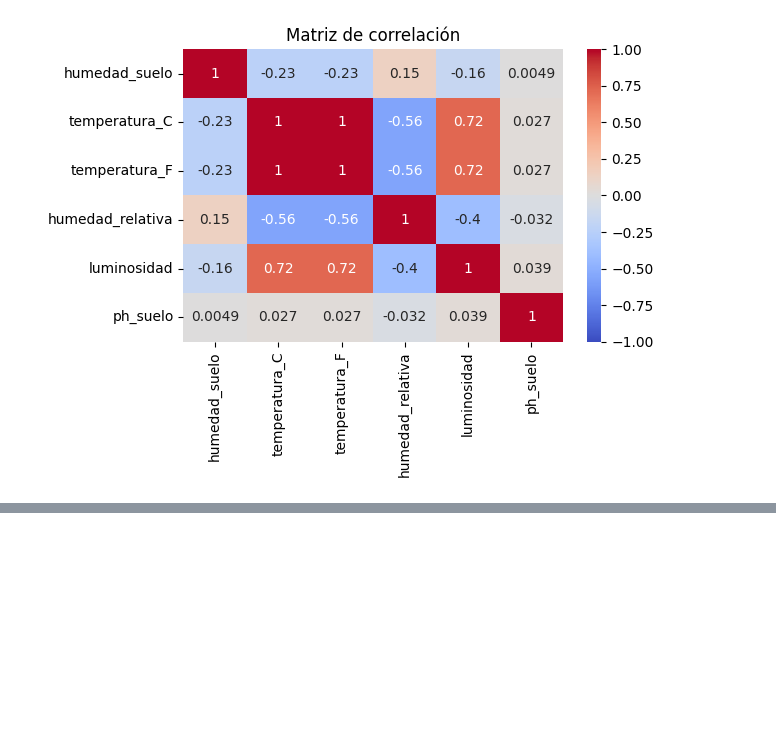
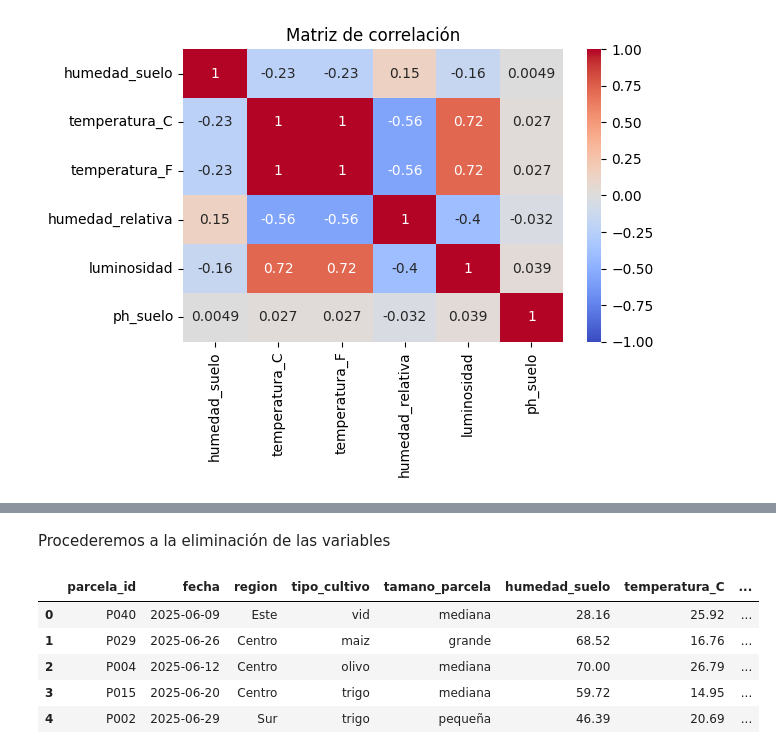
Before and after one commit to MarioGuti24/Proyecto1_Percepcion_Computacional, a Jupyter notebook: Practica Grupal/P1_HugoFernandez_FernandoViolero_MarioGutierrez.ipynb, the cells around one changed output, grey strips where cells are left out. Saved outputs shown, nothing was run; the diff lists cells and outputs as text; code cells hidden in the pictures; blank space fills up the shorter version.

Commit message:
feat: exercise1 - classification and elimination of variables

```diff
--- a/Practica Grupal/P1_HugoFernandez_FernandoViolero_MarioGutierrez.ipynb
+++ b/Practica Grupal/P1_HugoFernandez_FernandoViolero_MarioGutierrez.ipynb
@@ -346,0 +384,12 @@ plt.show()
+# %% [markdown]
+Procederemos a la eliminación de las variables
+# %%
+df1 = df.drop(columns = ["mes","temperatura_F"])
+df1.head()
+# %% [output]
+|  | parcela_id | fecha | region | tipo_cultivo | tamano_parcela | humedad_suelo | temperatura_C | ... |
+| 0 | P040 | 2025-06-09 | Este | vid | mediana | 28.16 | 25.92 | ... |
+| 1 | P029 | 2025-06-26 | Centro | maiz | grande | 68.52 | 16.76 | ... |
+| 2 | P004 | 2025-06-12 | Centro | olivo | mediana | 70.00 | 26.79 | ... |
+| 3 | P015 | 2025-06-20 | Centro | trigo | mediana | 59.72 | 14.95 | ... |
+| 4 | P002 | 2025-06-29 | Sur | trigo | pequeña | 46.39 | 20.69 | ... |
```
Also changed, not shown: parts of 8 cells of this notebook.
